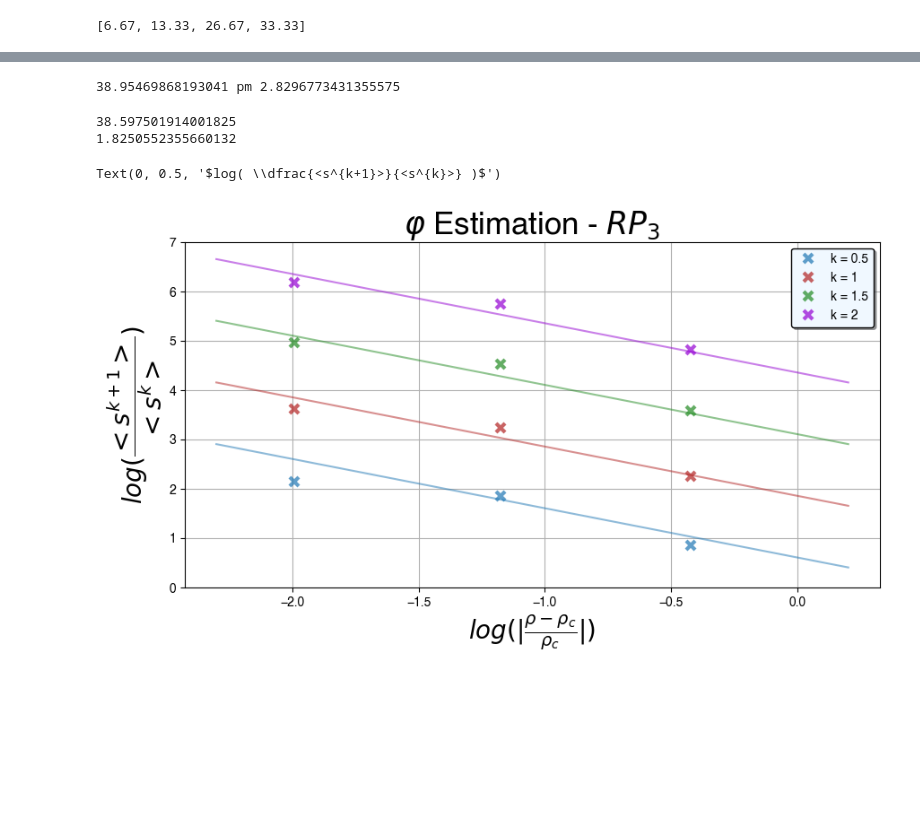
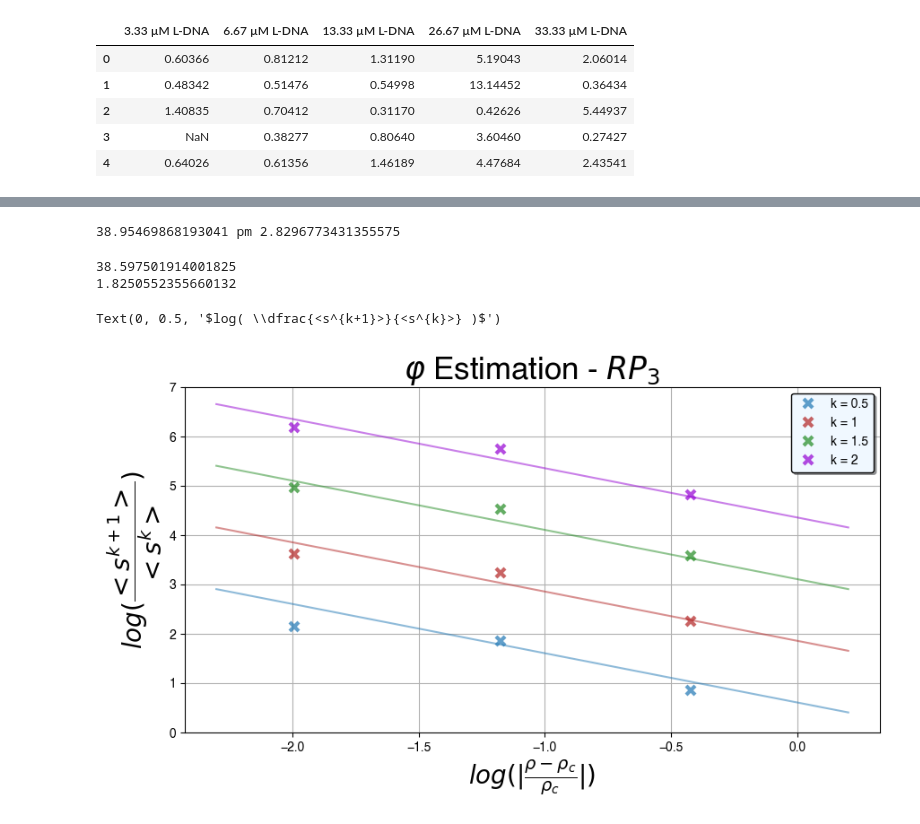
Before and after one commit to tommasoamico/dropletSizeDistributionForProteinPhaseSeparation, a Jupyter notebook: dead.ipynb, the cells around one changed output, grey strips where cells are left out. Drawn from its saved outputs; the diff is of its cells as text; code cells hidden in the pictures; blank space fills up the shorter version.

```diff
--- a/dead.ipynb
+++ b/dead.ipynb
@@ -82,5 +13,13 @@ def line(x, a, b):
-# %%
-list(map(lambda x: float(x), list(k_array_lines_dead[2].keys())))[1:]
-# %% [output]
-[6.67, 13.33, 26.67, 33.33]
+# %%
+df_dead:pd.DataFrame = pd.read_csv(pathDead)
+display(df_dead.head())
+
+k_array_lines_dead:List[dict] = k_array_lines(k_to_try_dead, df_dead, conc_dead)
+# %% [output]
+|  | 3.33 µM L-DNA | 6.67 µM L-DNA | 13.33 µM L-DNA | 26.67 µM L-DNA | 33.33 µM L-DNA |
+| 0 | 0.60366 | 0.81212 | 1.31190 | 5.19043 | 2.06014 |
+| 1 | 0.48342 | 0.51476 | 0.54998 | 13.14452 | 0.36434 |
+| 2 | 1.40835 | 0.70412 | 0.31170 | 0.42626 | 5.44937 |
+| 3 | NaN | 0.38277 | 0.80640 | 3.60460 | 0.27427 |
+| 4 | 0.64026 | 0.61356 | 1.46189 | 4.47684 | 2.43541 |
 # %%
```
Also changed, not shown: parts of 11 cells of this notebook, 3 other files.
